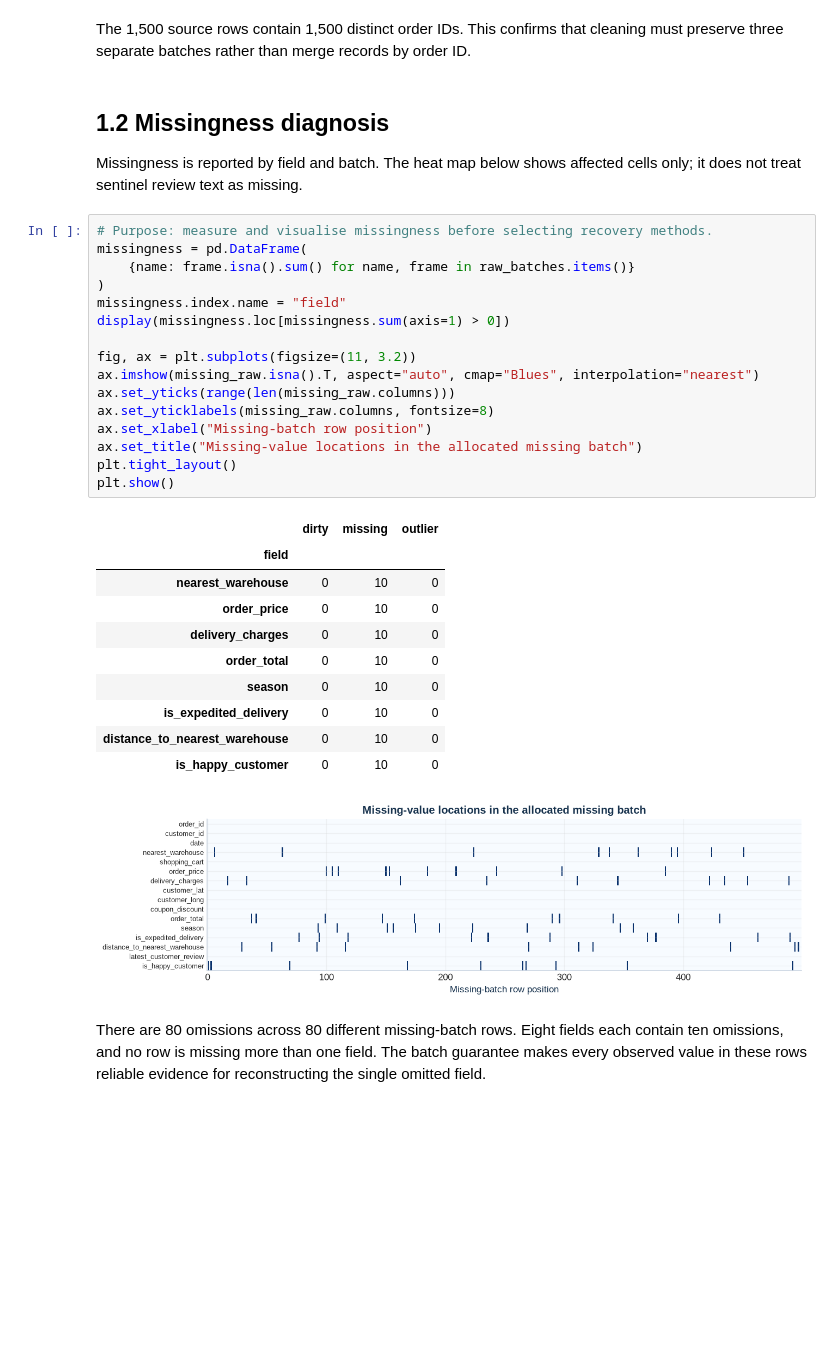
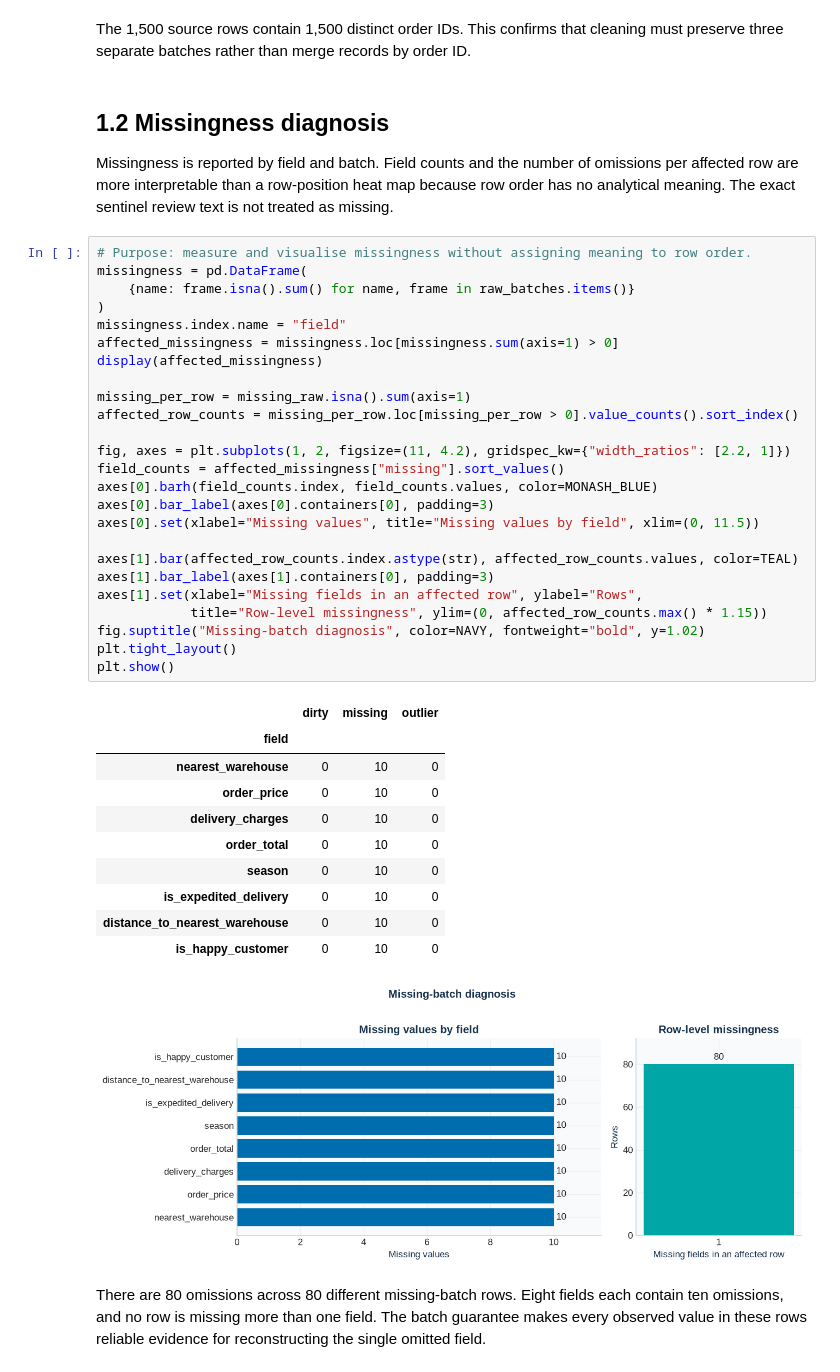
Before and after one commit to ZGHL/FIT5196-A2, a Jupyter notebook: notebooks/Group030_solution.ipynb, the cells around one changed output. Saved outputs shown, nothing was run; the diff lists cells and outputs as text; blank space fills up the shorter version.

Commit message:
Strengthen rubric evidence and notebook visual diagnostics

```diff
--- a/notebooks/Group030_solution.ipynb
+++ b/notebooks/Group030_solution.ipynb
@@ -376,35 +385,44 @@ The 1,500 source rows contain 1,500 distinct order IDs. This confirms that clean
 # %% [markdown]
 ## 1.2 Missingness diagnosis
 
-Missingness is reported by field and batch. The heat map below shows affected cells only; it does not treat sentinel review text as missing.
+Missingness is reported by field and batch. Field counts and the number of omissions per affected row are more interpretable than a row-position heat map because row order has no analytical meaning. The exact sentinel review text is not treated as missing.
 # %%
-# Purpose: measure and visualise missingness before selecting recovery methods.
+# Purpose: measure and visualise missingness without assigning meaning to row order.
 missingness = pd.DataFrame(
     {name: frame.isna().sum() for name, frame in raw_batches.items()}
 )
 missingness.index.name = "field"
-display(missingness.loc[missingness.sum(axis=1) > 0])
+affected_missingness = missingness.loc[missingness.sum(axis=1) > 0]
+display(affected_missingness)
 
-fig, ax = plt.subplots(figsize=(11, 3.2))
-ax.imshow(missing_raw.isna().T, aspect="auto", cmap="Blues", interpolation="nearest")
-ax.set_yticks(range(len(missing_raw.columns)))
-ax.set_yticklabels(missing_raw.columns, fontsize=8)
-ax.set_xlabel("Missing-batch row position")
-ax.set_title("Missing-value locations in the allocated missing batch")
+missing_per_row = missing_raw.isna().sum(axis=1)
+affected_row_counts = missing_per_row.loc[missing_per_row > 0].value_counts().sort_index()
+
+fig, axes = plt.subplots(1, 2, figsize=(11, 4.2), gridspec_kw={"width_ratios": [2.2, 1]})
+field_counts = affected_missingness["missing"].sort_values()
+axes[0].barh(field_counts.index, field_counts.values, color=MONASH_BLUE)
+axes[0].bar_label(axes[0].containers[0], padding=3)
+axes[0].set(xlabel="Missing values", title="Missing values by field", xlim=(0, 11.5))
+
+axes[1].bar(affected_row_counts.index.astype(str), affected_row_counts.values, color=TEAL)
+axes[1].bar_label(axes[1].containers[0], padding=3)
+axes[1].set(xlabel="Missing fields in an affected row", ylabel="Rows",
+            title="Row-level missingness", ylim=(0, affected_row_counts.max() * 1.15))
+fig.suptitle("Missing-batch diagnosis", color=NAVY, fontweight="bold", y=1.02)
 plt.tight_layout()
 plt.show()
 # %% [output]
 |  | dirty | missing | outlier |
 | field |  |  |  |
 | nearest_warehouse | 0 | 10 | 0 |
 | order_price | 0 | 10 | 0 |
 | delivery_charges | 0 | 10 | 0 |
 | order_total | 0 | 10 | 0 |
 | season | 0 | 10 | 0 |
 | is_expedited_delivery | 0 | 10 | 0 |
 | distance_to_nearest_warehouse | 0 | 10 | 0 |
 | is_happy_customer | 0 | 10 | 0 |
-[figure, old version]
+[figure, new version]
 # %% [markdown]
 There are 80 omissions across 80 different missing-batch rows. Eight fields each contain ten omissions, and no row is missing more than one field. The batch guarantee makes every observed value in these rows reliable evidence for reconstructing the single omitted field.
 # %% [markdown]
```
Also changed, not shown: parts of 26 cells of this notebook, 3 other files.
